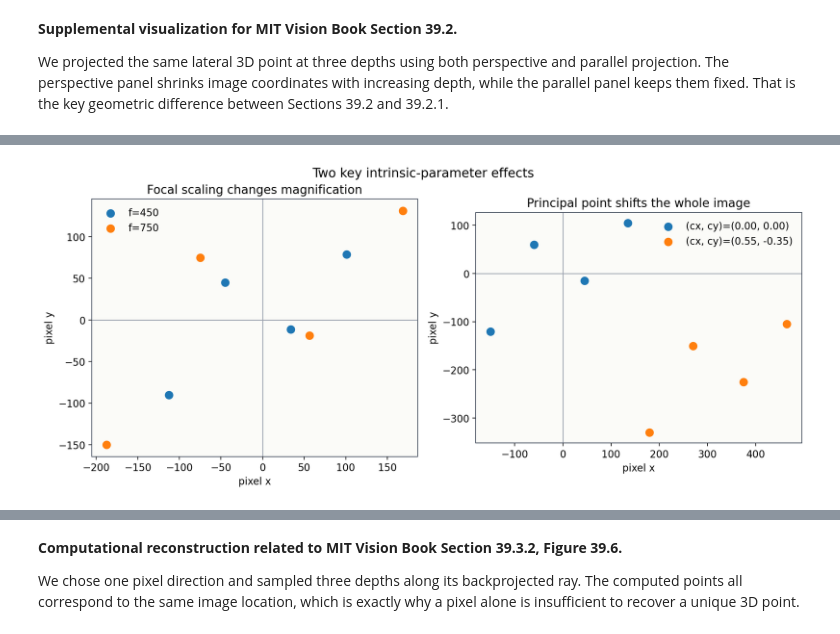
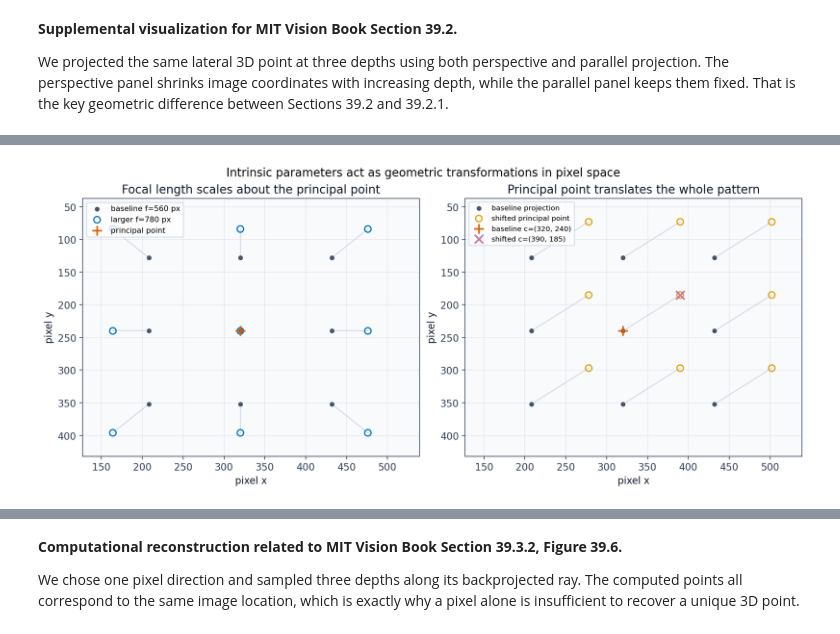
Before and after one commit to pantelis/eng-ai-agents, a Jupyter notebook: notebooks/CV/2026/spring/final/chapter-39-camera-modeling/index.ipynb, the cells around one changed output, grey strips where cells are left out. Cells and saved outputs as stored; diff of their text form; code cells hidden in the pictures.

```diff
--- a/notebooks/CV/2026/spring/final/chapter-39-camera-modeling/index.ipynb
+++ b/notebooks/CV/2026/spring/final/chapter-39-camera-modeling/index.ipynb
@@ -233,44 +312,70 @@ We projected the same lateral 3D point at three depths using both perspective an
             especially distortion correction. In practice, radial distortion is often the first extra
             effect that visibly breaks the simplest pinhole model.
 # %%
-fx_values = [450.0, 750.0]
-principal_points = [(0.0, 0.0), (0.55, -0.35)]
-grid = torch.tensor(
+pattern_xy = torch.tensor(
     [
-        [-1.0, -0.8, 4.0],
-        [-0.4,  0.4, 4.0],
-        [ 0.3, -0.1, 4.0],
-        [ 0.9,  0.7, 4.0],
+        [-0.9, -0.9], [0.0, -0.9], [0.9, -0.9],
+        [-0.9,  0.0], [0.0,  0.0], [0.9,  0.0],
+        [-0.9,  0.9], [0.0,  0.9], [0.9,  0.9],
     ],
     dtype=torch.float64,
 )
+pattern_depth = torch.full((pattern_xy.shape[0], 1), 4.5, dtype=torch.float64)
+pattern_3d = torch.cat([pattern_xy, pattern_depth], dim=1)
+K_base = make_intrinsics(560.0, 560.0, 320.0, 240.0)
+K_focal = make_intrinsics(780.0, 780.0, 320.0, 240.0)
+K_shift = make_intrinsics(560.0, 560.0, 390.0, 185.0)
+R_eye = torch.eye(3, dtype=torch.float64)
+T_zero = torch.zeros(3, dtype=torch.float64)
 
-fig, axes = plt.subplots(1, 2, figsize=(12, 5))
+baseline_pixels, _ = project_points(pattern_3d, K_base, R_eye, T_zero)
+focal_pixels, _ = project_points(pattern_3d, K_focal, R_eye, T_zero)
+shift_pixels, _ = project_points(pattern_3d, K_shift, R_eye, T_zero)
+principal_base = torch.tensor([320.0, 240.0], dtype=torch.float64)
+principal_shift = torch.tensor([390.0, 185.0], dtype=torch.float64)
 
-for fx in fx_values:
-    K = make_intrinsics(fx, fx, 0.0, 0.0)
-    pixels, _ = project_points(grid, K, torch.eye(3, dtype=torch.float64), torch.zeros(3, dtype=torch.float64))
-    axes[0].scatter(pixels[:, 0], pixels[:, 1], s=70, label=f"f={fx:.0f}")
+all_points = torch.vstack([baseline_pixels, focal_pixels, shift_pixels, principal_base.unsqueeze(0), principal_shift.unsqueeze(0)])
+pad_x = 0.08 * float(all_points[:, 0].max() - all_points[:, 0].min()) + 10.0
+pad_y = 0.08 * float(all_points[:, 1].max() - all_points[:, 1].min()) + 10.0
+xlim = (float(all_points[:, 0].min()) - pad_x, float(all_points[:, 0].max()) + pad_x)
+y_top = float(all_points[:, 1].min()) - pad_y
+y_bottom = float(all_points[:, 1].max()) + pad_y
 
-for cx, cy in principal_points:
-    K = make_intrinsics(600.0, 600.0, cx * 600.0, cy * 600.0)
-    pixels, _ = project_points(grid, K, torch.eye(3, dtype=torch.float64), torch.zeros(3, dtype=torch.float64))
-    axes[1].scatter(pixels[:, 0], pixels[:, 1], s=70, label=f"(cx, cy)=({cx:.2f}, {cy:.2f})")
+fig, axes = plt.subplots(1, 2, figsize=(12.0, 5.1), constrained_layout=True)
 
-axes[0].set_title("Focal scaling changes magnification")
-axes[1].set_title("Principal point shifts the whole image")
-for ax in axes:
-    ax.axhline(0.0, color="#9ca3af", lw=1.0)
-    ax.axvline(0.0, color="#9ca3af", lw=1.0)
-    ax.set_xlabel("pixel x")
-    ax.set_ylabel("pixel y")
-    ax.legend(frameon=False)
-    ax.set_aspect("equal", adjustable="box")
+ax = axes[0]
+for base_pt, changed_pt in zip(baseline_pixels, focal_pixels, strict=True):
+    ax.plot([float(base_pt[0]), float(changed_pt[0])], [float(base_pt[1]), float(changed_pt[1])], color="#cbd5e1", lw=0.9, zorder=1)
+ax.scatter(baseline_pixels[:, 0], baseline_pixels[:, 1], s=36, color=COLORS["gray"], edgecolor="white", linewidth=0.6, label="baseline f=560 px", zorder=3)
+ax.scatter(focal_pixels[:, 0], focal_pixels[:, 1], s=54, facecolor="none", edgecolor=COLORS["blue"], linewidth=1.4, label="larger f=780 px", zorder=4)
+ax.scatter([float(principal_base[0])], [float(principal_base[1])], marker="+", s=120, color=COLORS["vermillion"], linewidth=1.8, label="principal point", zorder=5)
+ax.set_title("Focal length scales about the principal point")
+ax.set_xlabel("pixel x")
+ax.set_ylabel("pixel y")
+ax.set_xlim(*xlim)
+ax.set_ylim(y_bottom, y_top)
+light_grid(ax)
+ax.legend(loc="upper left", fontsize=8.6)
 
-fig.suptitle("Two key intrinsic-parameter effects", fontsize=14)
+ax = axes[1]
+for base_pt, changed_pt in zip(baseline_pixels, shift_pixels, strict=True):
+    ax.plot([float(base_pt[0]), float(changed_pt[0])], [float(base_pt[1]), float(changed_pt[1])], color="#cbd5e1", lw=0.9, zorder=1)
+ax.scatter(baseline_pixels[:, 0], baseline_pixels[:, 1], s=36, color=COLORS["gray"], edgecolor="white", linewidth=0.6, label="baseline projection", zorder=3)
+ax.scatter(shift_pixels[:, 0], shift_pixels[:, 1], s=54, facecolor="none", edgecolor=COLORS["orange"], linewidth=1.4, label="shifted principal point", zorder=4)
+ax.scatter([float(principal_base[0])], [float(principal_base[1])], marker="+", s=120, color=COLORS["vermillion"], linewidth=1.8, label="baseline c=(320, 240)", zorder=5)
+ax.scatter([float(principal_shift[0])], [float(principal_shift[1])], marker="x", s=95, color=COLORS["purple"], linewidth=2.0, label="shifted c=(390, 185)", zorder=5)
+ax.set_title("Principal point translates the whole pattern")
+ax.set_xlabel("pixel x")
+ax.set_ylabel("pixel y")
+ax.set_xlim(*xlim)
+ax.set_ylim(y_bottom, y_top)
+light_grid(ax)
+ax.legend(loc="upper left", fontsize=8.1)
+
+fig.suptitle("Intrinsic parameters act as geometric transformations in pixel space", fontsize=13)
 savefig(fig, "02-intrinsics-effects.png")
 # %% [output]
-[figure, old version]
+[figure, new version]
 # %% [markdown]
 **Computational reconstruction related to MIT Vision Book Section 39.3, Figure 39.4.**
 
```
Also changed, not shown: parts of 10 cells of this notebook.
